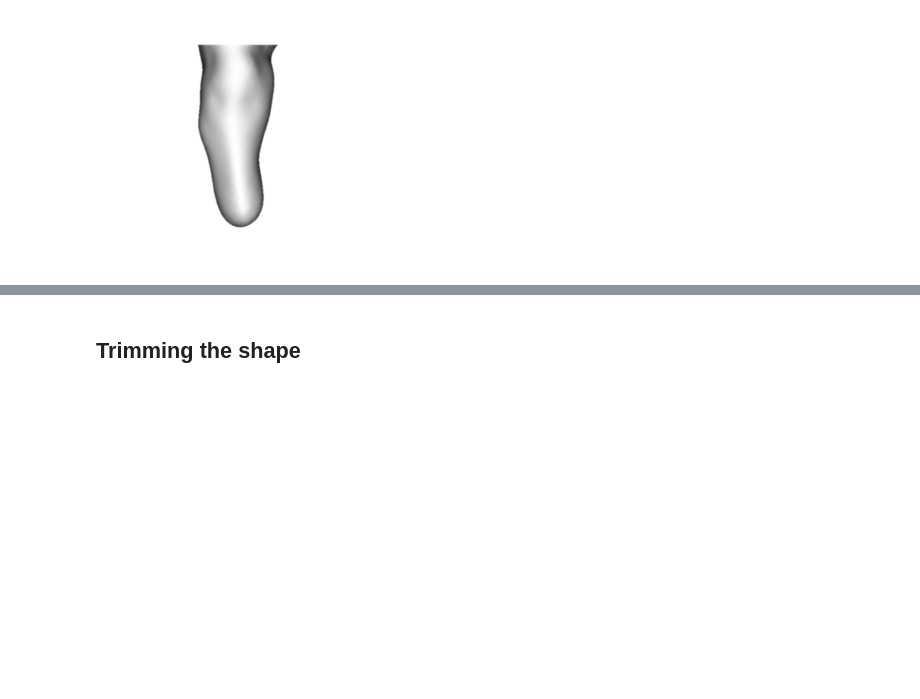
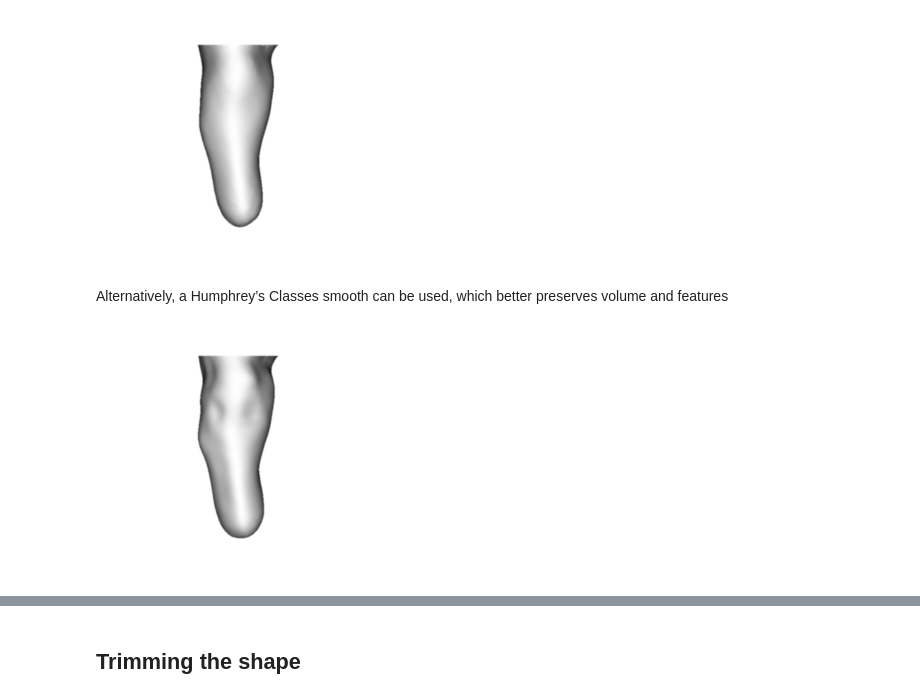
Before and after one commit to abel-research/ampscan, a Jupyter notebook: docs/examples/fundamentals.ipynb, the cells around one changed output, grey strips where cells are left out. Drawn from its saved outputs; the diff is of its cells as text; code cells hidden in the pictures; blank space fills up the shorter version.

Commit message:
Updated hc smoothing instructions and tests

```diff
--- a/docs/examples/fundamentals.ipynb
+++ b/docs/examples/fundamentals.ipynb
@@ -71,3 +72,13 @@ im = amp2.genIm(out='im')[0]
 ax = plt.imshow(im, interpolation='bicubic')
 # %% [output]
 [figure]
+# %% [markdown]
+Alternatively, a Humphrey’s Classes smooth can be used, which better preserves volume and features
+# %%
+amp3 = AmpObject('stl_file.stl')
+amp3.hc_smooth(n=20)
+plt.axis('off')
+im = amp3.genIm(out='im')[0]
+ax = plt.imshow(im, interpolation='bicubic')
+# %% [output]
+[figure, added]
```
Also changed, not shown: parts of 5 cells of this notebook, 2 other files.
